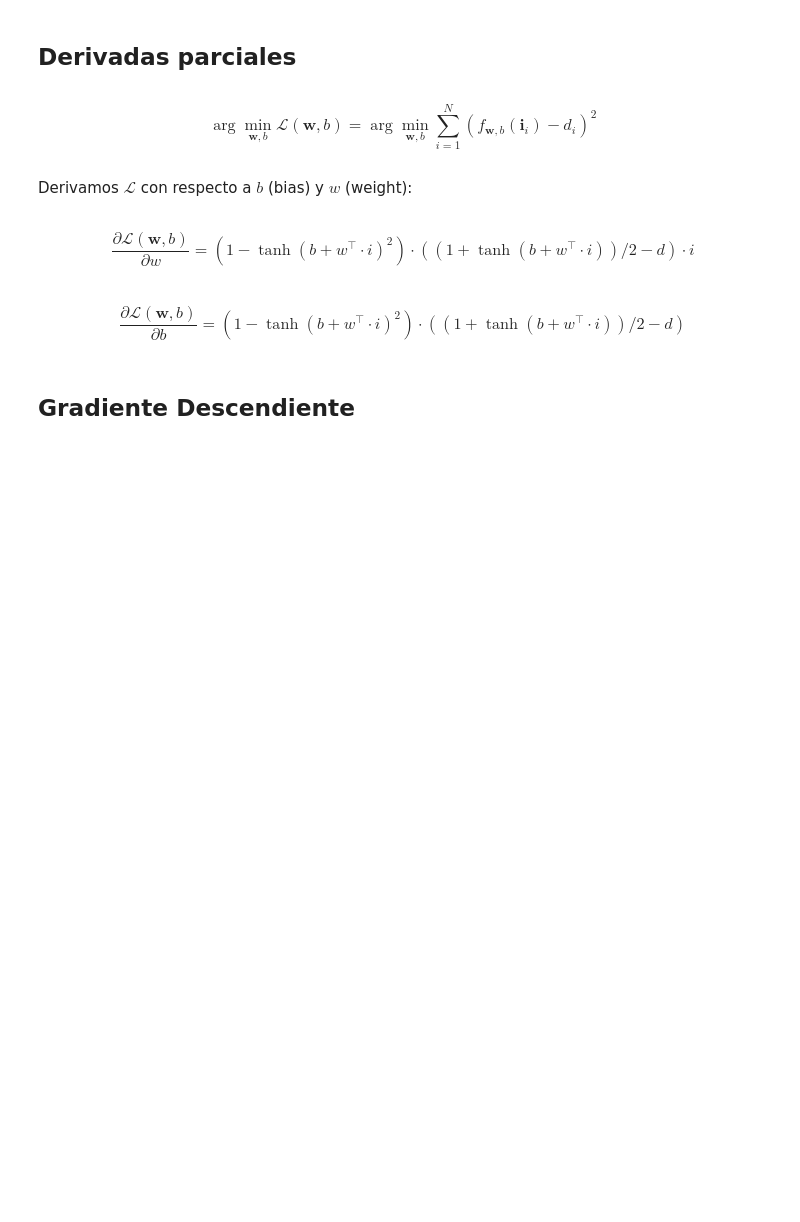
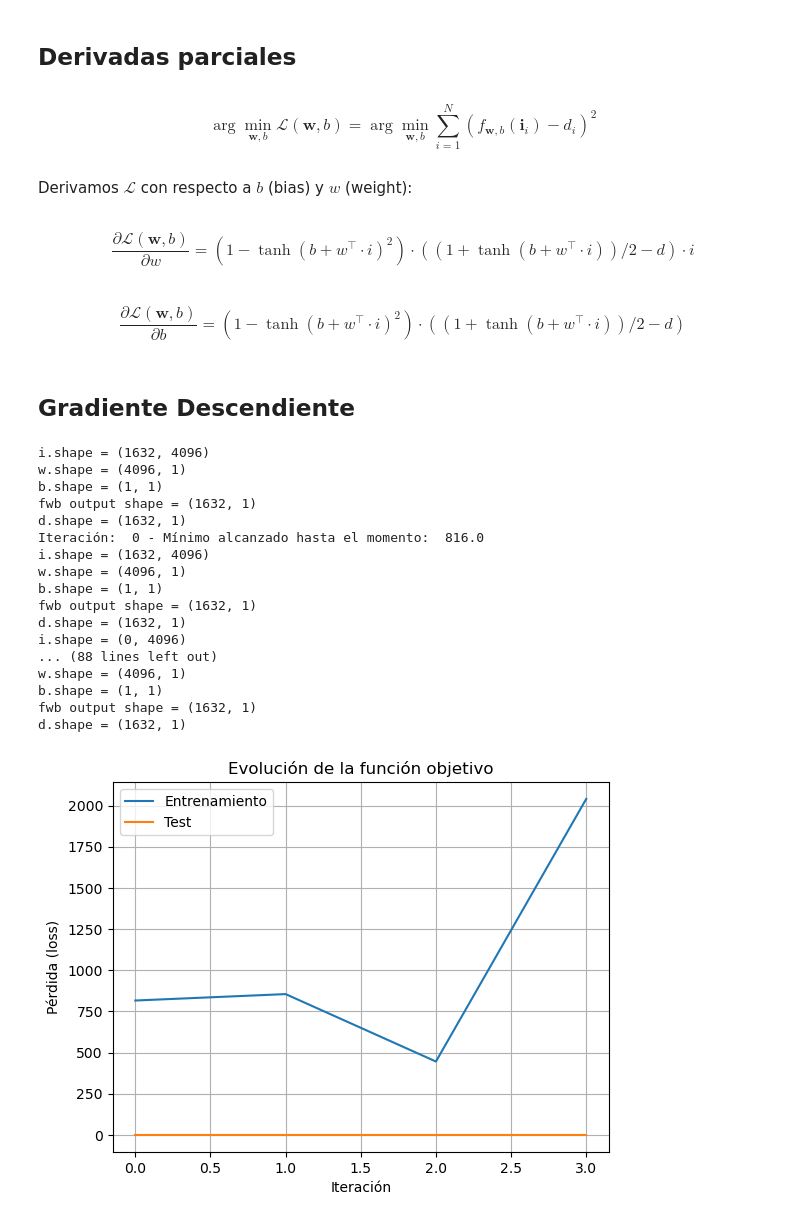
Before and after one commit to seremare9/TP2metodos, a Jupyter notebook: gd.ipynb, the cells around one changed output. Drawn from its saved outputs; the diff is of its cells as text; code cells hidden in the pictures; blank space fills up the shorter version.

```diff
--- a/gd.ipynb
+++ b/gd.ipynb
@@ -153,6 +157,12 @@ def fwb(i, w, b):
 # %%
 # Función a minimizar
 def argminL(w, b, i, d):
+    print(f"i.shape = {i.shape}")
+    print(f"w.shape = {w.shape}")
+    print(f"b.shape = {b.shape}")
+    output = fwb(i, w, b)
+    print(f"fwb output shape = {output.shape}")
+    print(f"d.shape = {d.shape}")
     return np.sum((fwb(i, w, b) - d) ** 2) #suma todos los elementos del vector --> devuelve numero
 # %%
 # Derivada parcial con respecto a w
@@ -162,8 +180,11 @@ def df_w(w, b, i, d):
 # %%
 # Derivada parcial con respecto a b
 def df_b(w, b, i, d):
-    z = b + w @ i
-    return (1 - np.tanh(z) ** 2) * ((1 + np.tanh(z)) / 2 - d)
+    z = i @ w + b
+    y_hat = (np.tanh(z) + 1) / 2
+    dz = (1 - np.tanh(z) ** 2) * (y_hat - d)
+    grad_w = i.T @ dz
+    return grad_w
 # %% [markdown]
 ## Gradiente Descendiente
 # %%
@@ -189,6 +210,12 @@ def gradiente_descendente(b, w, imagenes_train, diagnosticos_train, imagenes_tes
 
         gradiente_w = df_w(w, b, imagenes_train, diagnosticos_train)
         gradiente_b = df_b(w, b, imagenes_train, diagnosticos_train)
+        # print("gradiente_w.shape:", gradiente_w.shape)
+        # print("gradiente_b.shape:", gradiente_b.shape)
+        # print("b.shape:", b.shape)
+        # Si gradiente_b no es escalar, colapsar con promedio o suma
+        if gradiente_b.ndim > 0 and gradiente_b.size > 1:
+          gradiente_b = np.mean(gradiente_b)  # O np.sum(gradiente_b)
 
         w_sig = w - alpha * gradiente_w
         b_sig = b - alpha * gradiente_b
@@ -200,6 +227,44 @@ def gradiente_descendente(b, w, imagenes_train, diagnosticos_train, imagenes_tes
 
         w = w_sig
         b = b_sig
-        it += 1
+        iter += 1
 
-    return w, b, valores_train, valores_test
+    return w_sig, b_sig, valores_train, valores_test
+# %%
+w, b, valores_train, valores_test = gradiente_descendente(
+    b=np.zeros((1, 1)),
+    w=np.zeros((i_train.shape[1], 1)),
+    imagenes_train=i_train,
+    diagnosticos_train=d_train,
+    imagenes_test=i_test,
+    diagnosticos_test=d_test,
+    alpha=0.01
+)
+
+plt.plot(valores_train, label="Entrenamiento")
+plt.plot(valores_test, label="Test")
+plt.xlabel("Iteración")
+plt.ylabel("Pérdida (loss)")
+plt.title("Evolución de la función objetivo")
+plt.legend()
+plt.grid(True)
+plt.show()
+# %% [output]
+i.shape = (1632, 4096)
+w.shape = (4096, 1)
+b.shape = (1, 1)
+fwb output shape = (1632, 1)
+d.shape = (1632, 1)
+Iteración:  0 - Mínimo alcanzado hasta el momento:  816.0
+i.shape = (1632, 4096)
+w.shape = (4096, 1)
+b.shape = (1, 1)
+fwb output shape = (1632, 1)
+d.shape = (1632, 1)
+i.shape = (0, 4096)
+... (88 lines left out)
+w.shape = (4096, 1)
+b.shape = (1, 1)
+fwb output shape = (1632, 1)
+d.shape = (1632, 1)
+[figure, added]
```
Also changed, not shown: parts of 3 cells of this notebook.
